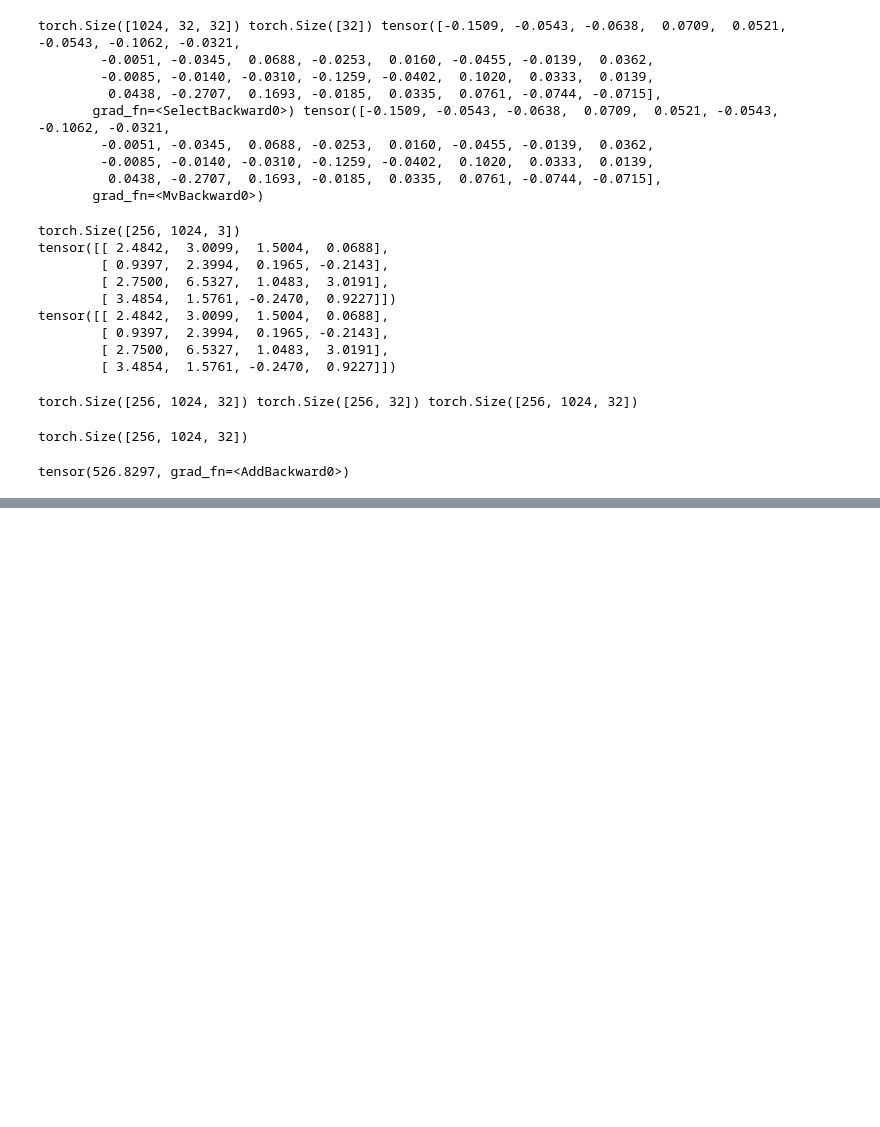
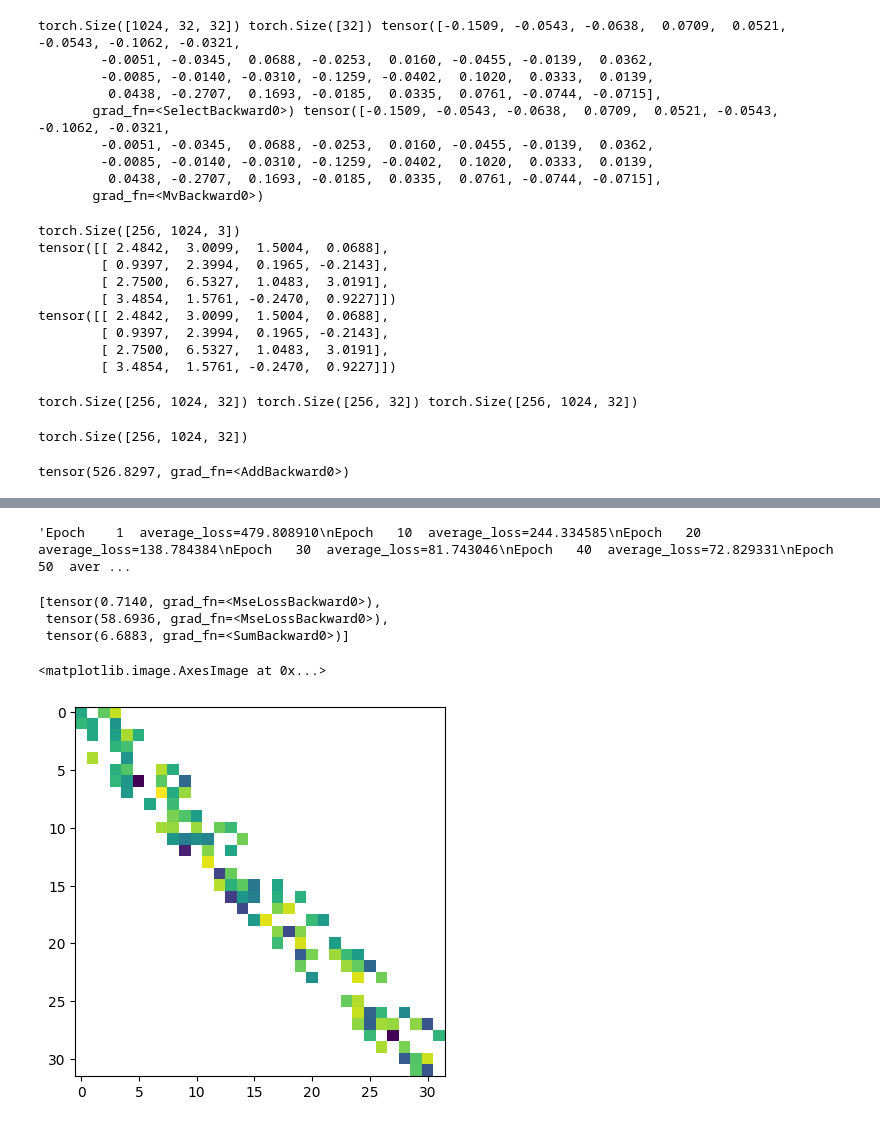
Before and after one commit to conancarrow/TMPSGenevaZabaras, a Jupyter notebook: autoencoder_training.ipynb, the cells around one changed output, grey strips where cells are left out. Cells and saved outputs as stored; diff of their text form; code cells hidden in the pictures; blank space fills up the shorter version.

```diff
--- a/autoencoder_training.ipynb
+++ b/autoencoder_training.ipynb
@@ -158,8 +157,6 @@ lr = 1e-3
 device = torch.device("mps" if torch.backends.mps.is_available() else ("cuda" if torch.cuda.is_available() else "cpu"))
 model.to(device)
 training_data = training_data.to(device)
-model.koopman_dynamics = model.koopman_dynamics.to(device)
-model.koopman_matrix = model.koopman_matrix.to(device)
 
 #training_data: tensor shape [N_trajectories, N_times, D] e.g. [256, 1024, 3]
 model.to(device)
@@ -185,7 +182,7 @@ for epoch in range(1, epochs + 1):
         reconstruction = model.decode(model.encode(batch))
 
         x0 = model.encode(batch[:, 0, :])  # shape [B, latent_dim]
-        latent_dynamics = torch.einsum('ijk,rk->rik', model.koopman_dynamics, x0)  # keep same einsum convention
+        latent_dynamics = torch.einsum('ijk,rk->rik', model.compute_dynamics(), x0)  # keep same einsum convention
         dynamical_evolution = model.decode(latent_dynamics)
 
         loss_0 = mse(reconstruction, batch)
@@ -209,0 +370,21 @@ model(training_data).shape
+# %%
+'''Epoch    1  average_loss=479.808910
+Epoch   10  average_loss=244.334585
+Epoch   20  average_loss=138.784384
+Epoch   30  average_loss=81.743046
+Epoch   40  average_loss=72.829331
+Epoch   50  average_loss=72.184898
+Epoch   60  average_loss=72.285035
+Epoch   70  average_loss=71.797285
+Epoch   80  average_loss=71.645616
+Epoch   90  average_loss=71.656656
+Epoch  100  average_loss=71.711755'''
+# %% [output]
+'Epoch    1  average_loss=479.808910\nEpoch   10  average_loss=244.334585\nEpoch   20  average_loss=138.784384\nEpoch   30  average_loss=81.743046\nEpoch   40  average_loss=72.829331\nEpoch   50  aver ...
+# %%
+loss_list=[loss_0,loss_1,loss_2]
+loss_list
+# %% [output]
+[tensor(0.7140, grad_fn=<MseLossBackward0>),
+ tensor(58.6936, grad_fn=<MseLossBackward0>),
+ tensor(6.6883, grad_fn=<SumBackward0>)]
@@ -210,5 +401,5 @@ model(training_data).shape
 # %%
-mat=torch.randn(4,4)
-tens=torch.randn(2,3,4)
-print(torch.einsum('ij,...j->...i',mat,tens))
-print(torch.einsum('ij,lmj->lmi',mat,tens))
+plt.imshow(model.koopman_matrix.cpu().detach().log().numpy())
+# %% [output]
+<matplotlib.image.AxesImage at 0x...>
+[figure, added]
```
Also changed, not shown: parts of 20 cells of this notebook.
